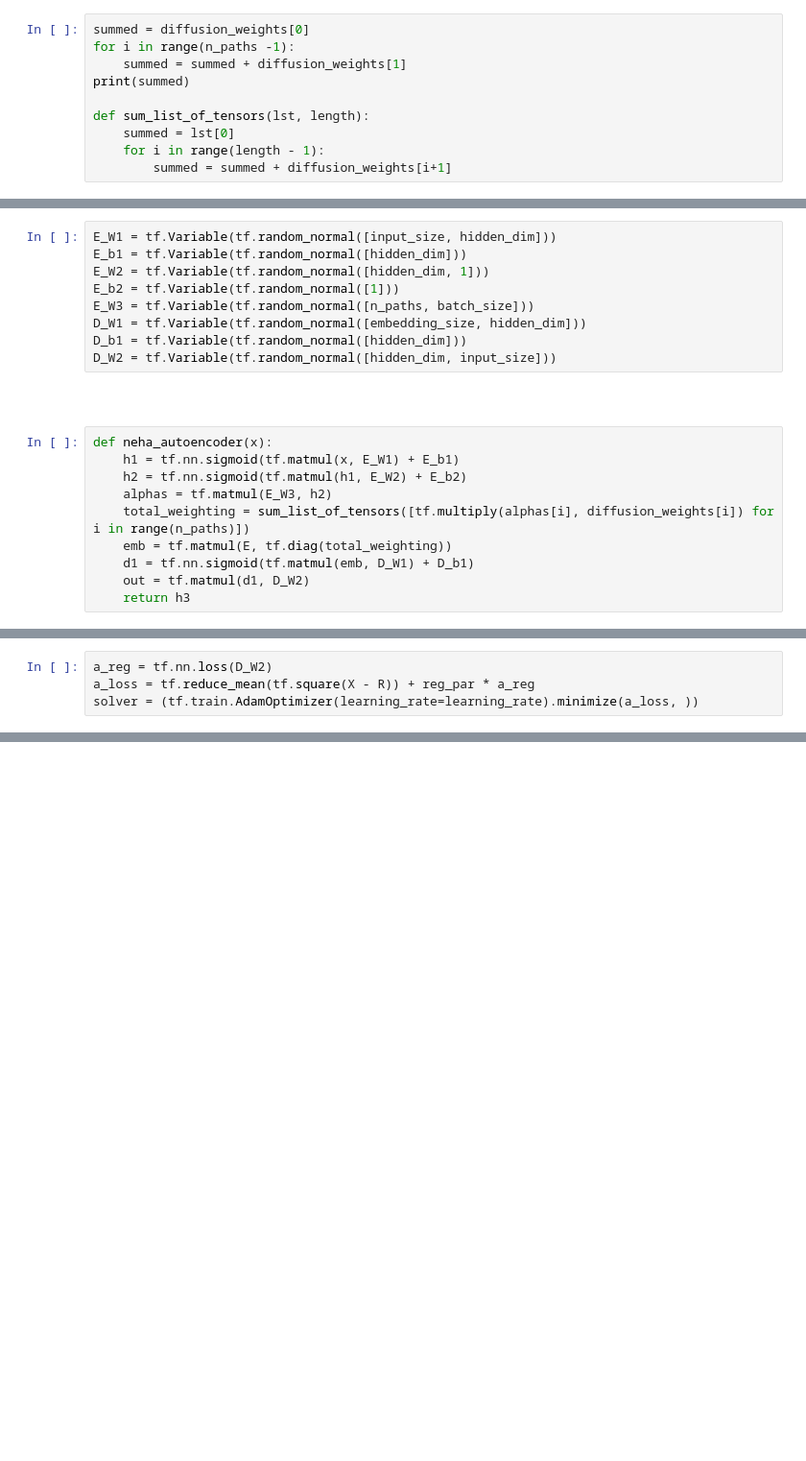
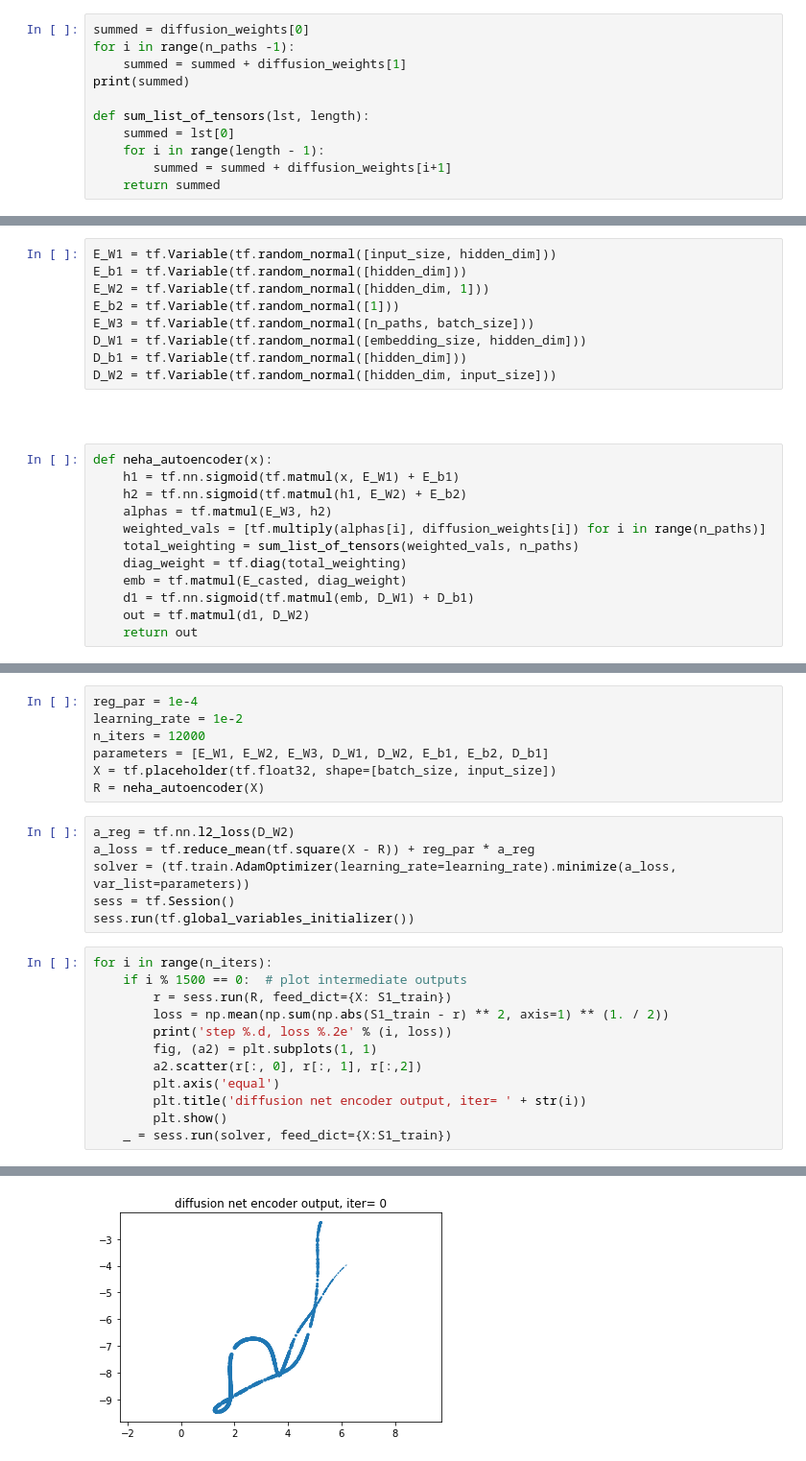
Before and after one commit to nverma1/diffusion_net, a Jupyter notebook: test_diffusion_parameter.ipynb, the cells around one changed output, grey strips where cells are left out. Shown at 96% size. Cells and saved outputs as stored; diff of their text form; blank space fills up the shorter version.

Commit message:
something is workinggit add test_diffusion_parameter.ipynb git add test_diffusion_parameter.ipynb !

```diff
--- a/test_diffusion_parameter.ipynb
+++ b/test_diffusion_parameter.ipynb
@@ -97,4 +97,5 @@ def sum_list_of_tensors(lst, length):
     summed = lst[0]
     for i in range(length - 1):
         summed = summed + diffusion_weights[i+1]
+    return summed
 # %% [output]
@@ -115,8 +116,10 @@ def neha_autoencoder(x):
     h1 = tf.nn.sigmoid(tf.matmul(x, E_W1) + E_b1)
     h2 = tf.nn.sigmoid(tf.matmul(h1, E_W2) + E_b2)
     alphas = tf.matmul(E_W3, h2)
-    total_weighting = sum_list_of_tensors([tf.multiply(alphas[i], diffusion_weights[i]) for i in range(n_paths)])
-    emb = tf.matmul(E, tf.diag(total_weighting))
+    weighted_vals = [tf.multiply(alphas[i], diffusion_weights[i]) for i in range(n_paths)]
+    total_weighting = sum_list_of_tensors(weighted_vals, n_paths)
+    diag_weight = tf.diag(total_weighting)
+    emb = tf.matmul(E_casted, diag_weight)
     d1 = tf.nn.sigmoid(tf.matmul(emb, D_W1) + D_b1)
     out = tf.matmul(d1, D_W2)
-    return h3
+    return out
@@ -126,4 +126,26 @@ learning_rate = 1e-2
+# %%
+reg_par = 1e-4
+learning_rate = 1e-2
+n_iters = 12000
+parameters = [E_W1, E_W2, E_W3, D_W1, D_W2, E_b1, E_b2, D_b1]
+X = tf.placeholder(tf.float32, shape=[batch_size, input_size])
+R = neha_autoencoder(X)
 # %%
-a_reg = tf.nn.loss(D_W2)
+a_reg = tf.nn.l2_loss(D_W2)
 a_loss = tf.reduce_mean(tf.square(X - R)) + reg_par * a_reg
-solver = (tf.train.AdamOptimizer(learning_rate=learning_rate).minimize(a_loss, ))
+solver = (tf.train.AdamOptimizer(learning_rate=learning_rate).minimize(a_loss, var_list=parameters))
+sess = tf.Session()
+sess.run(tf.global_variables_initializer())
+# %%
+for i in range(n_iters):
+    if i % 1500 == 0:  # plot intermediate outputs
+        r = sess.run(R, feed_dict={X: S1_train})
+        loss = np.mean(np.sum(np.abs(S1_train - r) ** 2, axis=1) ** (1. / 2))
+        print('step %.d, loss %.2e' % (i, loss))
+        fig, (a2) = plt.subplots(1, 1)
+        a2.scatter(r[:, 0], r[:, 1], r[:,2])
+        plt.axis('equal')
+        plt.title('diffusion net encoder output, iter= ' + str(i))
+        plt.show()
+    _ = sess.run(solver, feed_dict={X:S1_train})
+# %% [output]
@@ -129,0 +153 @@ solver = (tf.train.AdamOptimizer(learning_rate=learning_rate).minimize(a_loss, )
+[figure, added]
```
Also changed, not shown: parts of 4 cells of this notebook.
